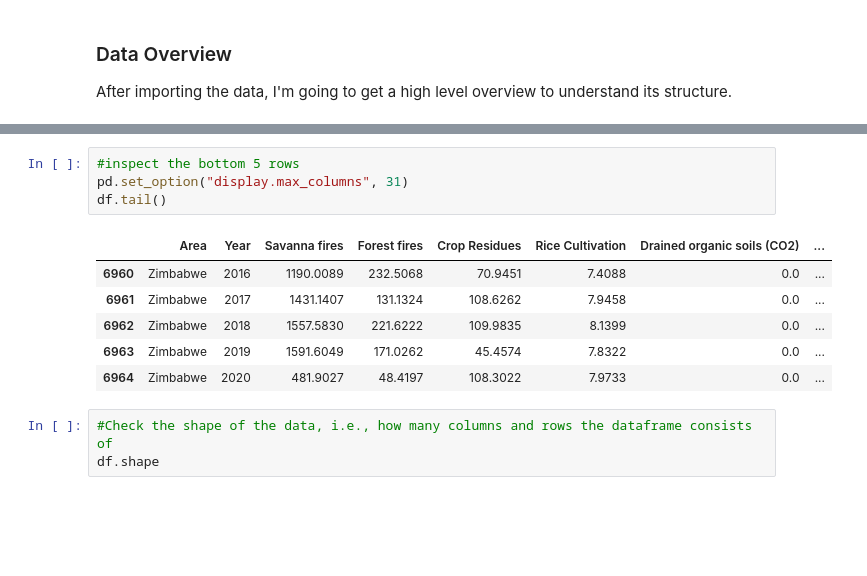
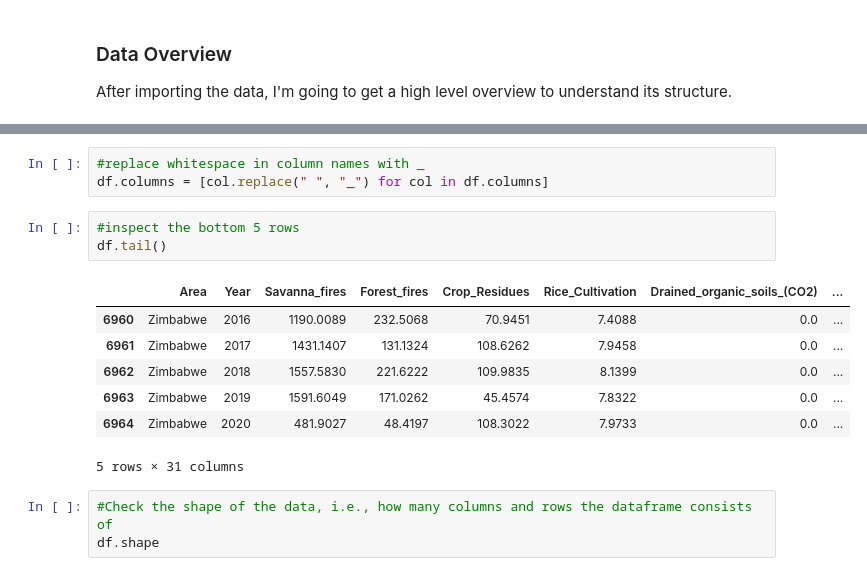
Before and after one commit to XylonD/2401PTDS_Regression_Project_Xylon, a Jupyter notebook: Analysis - Impact of agri activities on carbon emissions.ipynb, the cells around one changed output, grey strips where cells are left out. Cells and saved outputs as stored; diff of their text form; blank space fills up the shorter version.

```diff
--- a/Analysis - Impact of agri activities on carbon emissions.ipynb
+++ b/Analysis - Impact of agri activities on carbon emissions.ipynb
@@ -29,14 +30,17 @@ df.head()
+# %%
+#replace whitespace in column names with _
+df.columns = [col.replace(" ", "_") for col in df.columns]
 # %%
 #inspect the bottom 5 rows
-pd.set_option("display.max_columns", 31)
 df.tail()
 # %% [output]
-|  | Area | Year | Savanna fires | Forest fires | Crop Residues | Rice Cultivation | Drained organic soils (CO2) | ... |
+|  | Area | Year | Savanna_fires | Forest_fires | Crop_Residues | Rice_Cultivation | Drained_organic_soils_(CO2) | ... |
 | 6960 | Zimbabwe | 2016 | 1190.0089 | 232.5068 | 70.9451 | 7.4088 | 0.0 | ... |
 | 6961 | Zimbabwe | 2017 | 1431.1407 | 131.1324 | 108.6262 | 7.9458 | 0.0 | ... |
 | 6962 | Zimbabwe | 2018 | 1557.5830 | 221.6222 | 109.9835 | 8.1399 | 0.0 | ... |
 | 6963 | Zimbabwe | 2019 | 1591.6049 | 171.0262 | 45.4574 | 7.8322 | 0.0 | ... |
 | 6964 | Zimbabwe | 2020 | 481.9027 | 48.4197 | 108.3022 | 7.9733 | 0.0 | ... |
+5 rows × 31 columns
 # %%
 #Check the shape of the data, i.e., how many columns and rows the dataframe consists of
 df.shape
```
Also changed, not shown: parts of 59 cells of this notebook.
